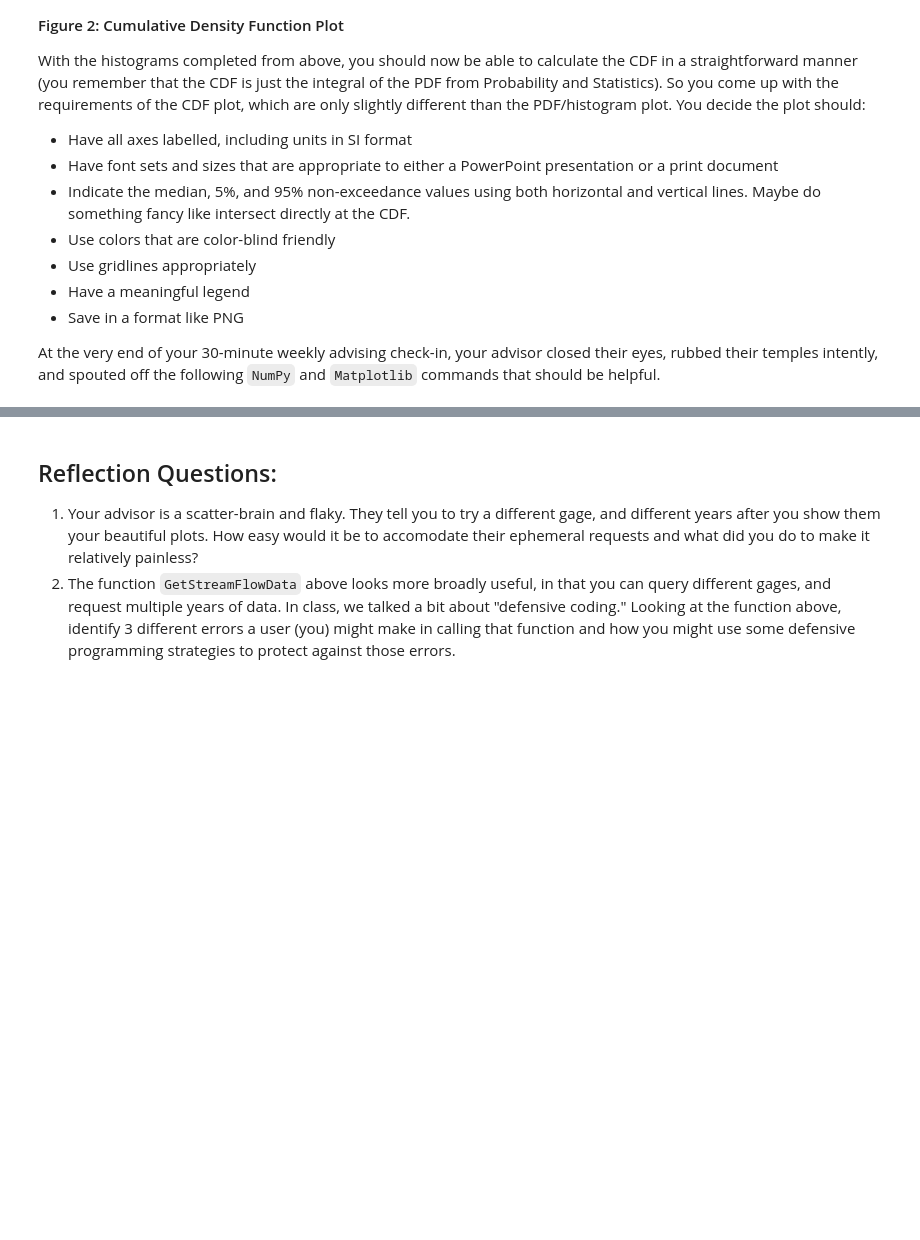
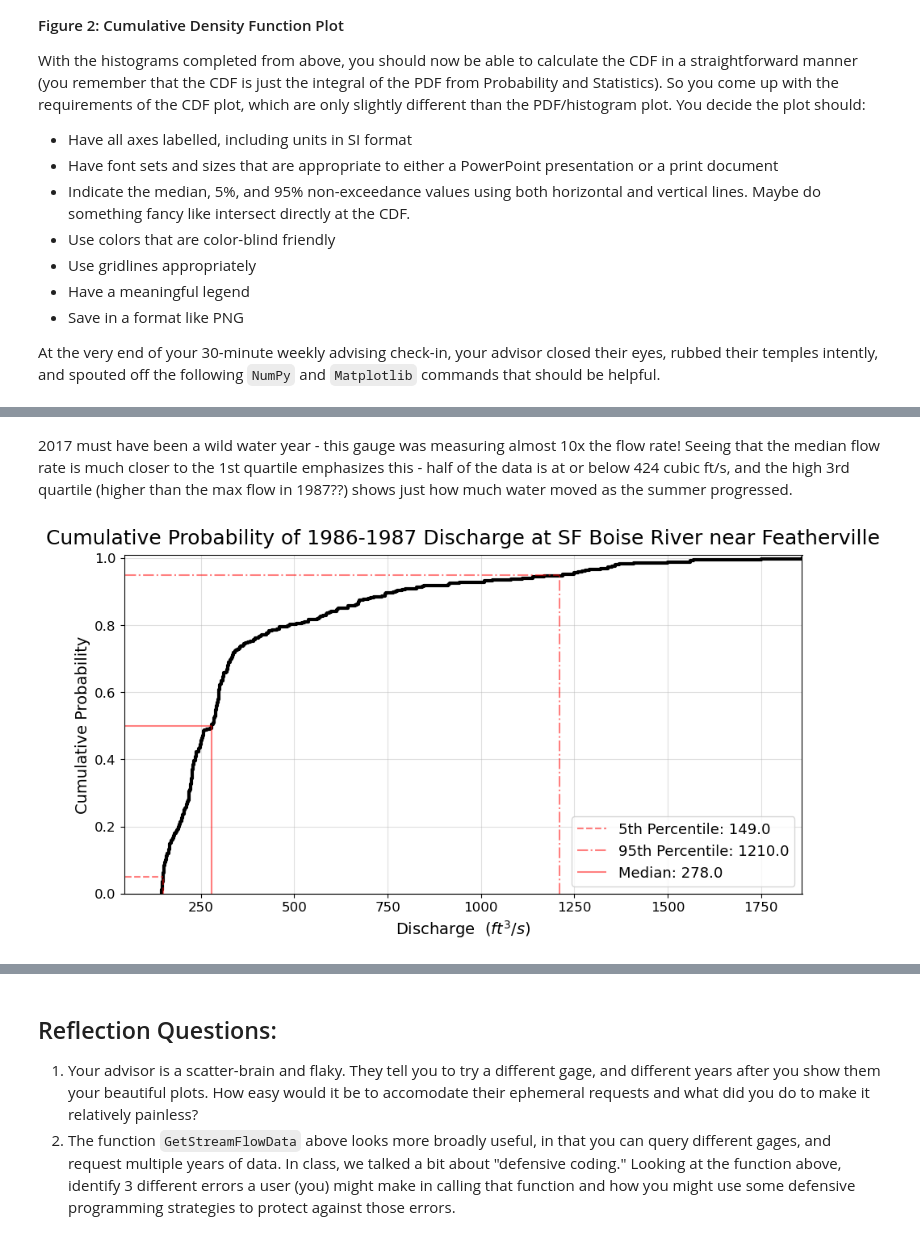
Before and after one commit to scottfordham/sf-GEOS505, a Jupyter notebook: Homework/Unit02Assignment.ipynb, the cells around one changed output, grey strips where cells are left out. Cells and saved outputs as stored; diff of their text form; code cells hidden in the pictures; blank space fills up the shorter version.

```diff
--- a/Homework/Unit02Assignment.ipynb
+++ b/Homework/Unit02Assignment.ipynb
@@ -103,0 +181,30 @@ plt.vlines()
+# %% [markdown]
+2017 must have been a wild water year - this gauge was measuring almost 10x the flow rate! Seeing that the median flow rate is much closer to the 1st quartile emphasizes this - half of the data is at or below 424 cubic ft/s, and the high 3rd quartile (higher than the max flow in 1987??) shows just how much water moved as the summer progressed.
+# %%
+##Cumulative Density Plot 1987
+#excedence values
+ex2_05 = np.percentile(flow2, 5)
+ex2_95 = np.percentile(flow2, 95)
+ex2_50 = np.percentile(flow2, 50)
+
+fig = plt.figure(figsize = (12,6))
+ax = fig.add_axes([0.1, 0.1, 0.7, 0.7]) # Create an axes object with offset and aspect ratio
+ax.grid(True, alpha = 0.4)
+plt.xlim(min_flow2-100, max_flow2)
+plt.ylim(0,1.01)
+plt.ecdf(flow2, color = "black", lw = 3)
+plt.hlines(0.05, xmin = 0, xmax = ex2_05, color = "red", linestyles= "dashed", label = f"5th Percentile: {ex2_05:.1f}", alpha = 0.5, lw =1.5)
+plt.hlines(0.95, xmin = 0, xmax = ex2_95, color = "red", linestyles= "dashdot", label = f"95th Percentile: {ex2_95:.1f}", alpha = 0.5, lw = 1.5)
+plt.hlines(0.50, xmin = 0, xmax = ex2_50, color = "red", linestyles= "solid", label = f"Median: {ex2_50:.1f}", alpha = 0.5, lw = 1.5)
+plt.vlines(ex2_05, ymin = 0, ymax = 0.05, color = "red", linestyles= "dashed", alpha = 0.5, lw = 1.5)
+plt.vlines(ex2_95, ymin = 0, ymax = 0.95, color = "red", linestyles= "dashdot", alpha = 0.5, lw = 1.5)
+plt.vlines(ex2_50, ymin = 0, ymax = 0.5, color = "red", linestyles= "solid", alpha = 0.5, lw = 1.5)
+plt.xlabel(r'Discharge $\ (ft^3/s)$', fontsize=14)
+plt.xticks(fontsize = 12)
+plt.ylabel('Cumulative Probability', fontsize = 14)
+plt.yticks(fontsize = 12)
+plt.title(f"Cumulative Probability of {year2} Discharge at SF Boise River near Featherville", fontsize=18, verticalalignment='bottom')
+plt.legend(loc = 'lower right', fontsize = 13)
+plt.show()
+# %% [output]
+[figure, added]
```
Also changed, not shown: parts of 9 cells of this notebook.
